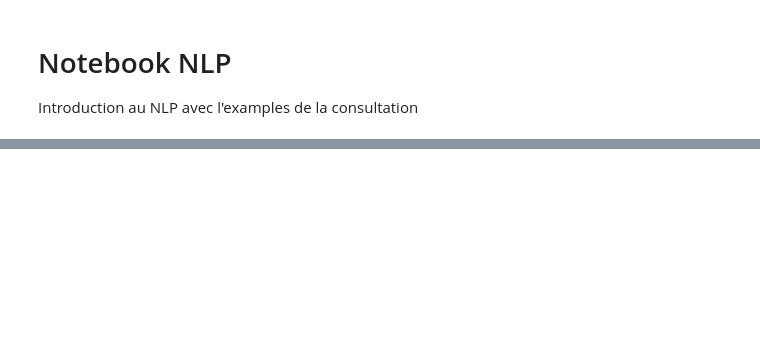
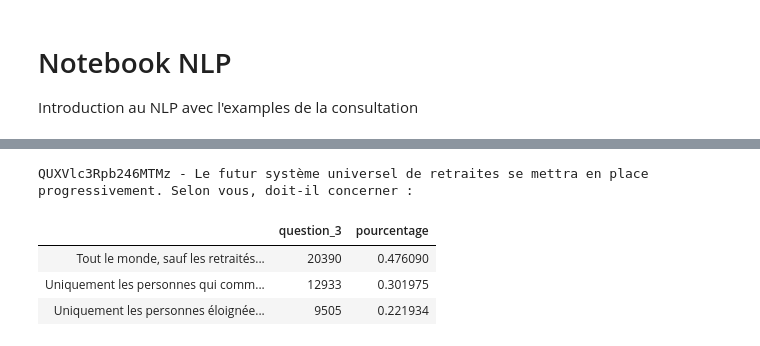
Before and after one commit to etalab-ia/ami-ia, a Jupyter notebook: notebooks/ami_ia_NLP.ipynb, the cells around one changed output, grey strips where cells are left out. Cells and saved outputs as stored; diff of their text form; code cells hidden in the pictures; blank space fills up the shorter version.

```diff
--- a/notebooks/ami_ia_NLP.ipynb
+++ b/notebooks/ami_ia_NLP.ipynb
@@ -58,0 +85,13 @@ df.head()
+# %%
+# remarque: seule la question 3 est à valeur unique
+print(dict_questions["question_3"])
+print("\n")
+question_3 = pd.DataFrame(df["question_3"].value_counts())
+question_3["pourcentage"]  = question_3["question_3"] / sum(question_3.values)
+question_3
+# %% [output]
+QUXVlc3Rpb246MTMz - Le futur système universel de retraites se mettra en place progressivement. Selon vous, doit-il concerner :
+|  | question_3 | pourcentage |
+| Tout le monde, sauf les retraités... | 20390 | 0.476090 |
+| Uniquement les personnes qui comm... | 12933 | 0.301975 |
+| Uniquement les personnes éloignée... | 9505 | 0.221934 |
```
Also changed, not shown: parts of 12 cells of this notebook, 7 other files.
